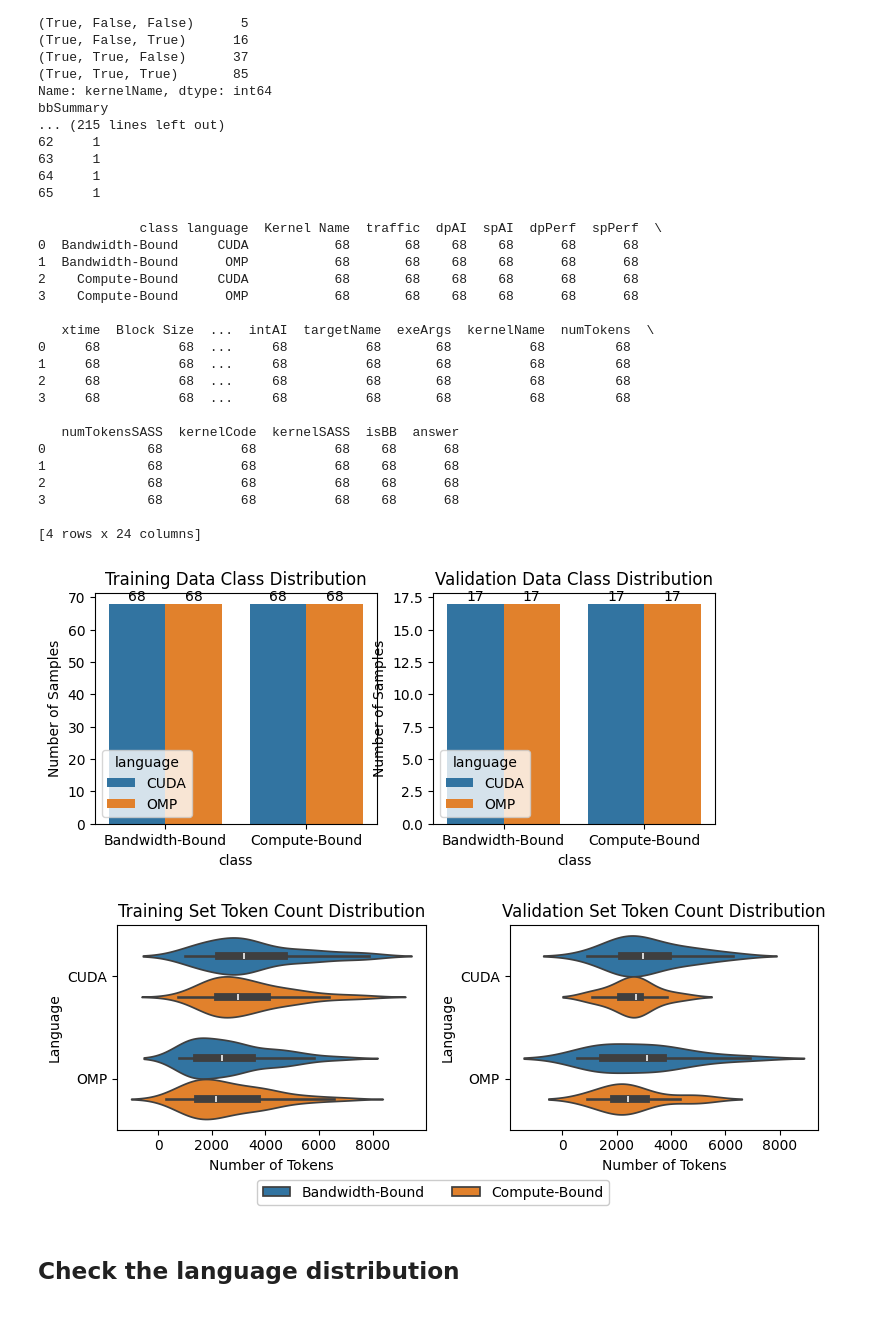
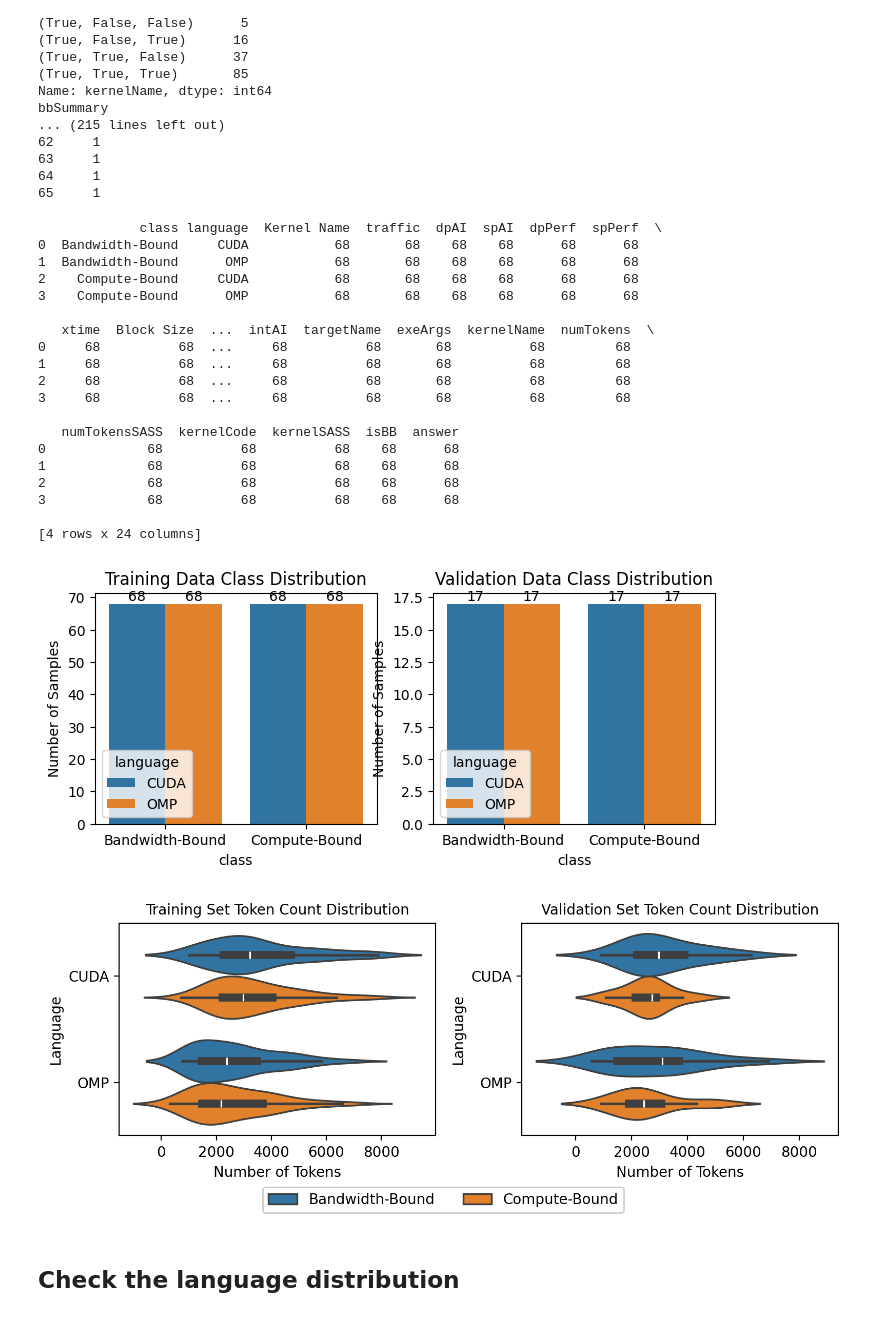
Before and after one commit to Scientific-Computing-Lab/ParallelCodeEstimation, a Jupyter notebook: dataset-gen/createTrainingDataset.ipynb, the cells around one changed output. Saved outputs shown, nothing was run; the diff lists cells and outputs as text; code cells hidden in the pictures.

```diff
--- a/dataset-gen/createTrainingDataset.ipynb
+++ b/dataset-gen/createTrainingDataset.ipynb
@@ -846,47 +856,47 @@ for ax in axs:
 plt.show()
 
 
-fig, axs = plt.subplots(1,2, figsize=(8,3))
+fig, axs = plt.subplots(1,2, figsize=(8,3), dpi=200)
 sns.violinplot(trainDF, x="numTokens", y='language', hue="class", inner='box', ax=axs[0], legend=False)
-axs[0].set_title('Training Set Token Count Distribution')
+axs[0].set_title('Training Set Token Count Distribution', fontsize=10)
 axs[0].set_xlabel('Number of Tokens')
 axs[0].set_ylabel('Language')
 
 sns.violinplot(valDF, x="numTokens", y='language', hue="class", inner='box', ax=axs[1])
-axs[1].set_title('Validation Set Token Count Distribution')
+axs[1].set_title('Validation Set Token Count Distribution', fontsize=10)
 axs[1].set_xlabel('Number of Tokens')
 axs[1].set_ylabel('Language')
 
 #axs[0].get_legend().remove()
 handles, labels = axs[1].get_legend_handles_labels()
 fig.legend(handles, labels, loc='upper center', title='', bbox_to_anchor=(0,0,1.0,0.05), framealpha=1.0, ncols=2)
 
 axs[1].get_legend().remove()
 
 fig.tight_layout()
 plt.show()
 # %% [output]
              class language  Kernel Name  traffic  dpAI  spAI  dpPerf  spPerf  \
 0  Bandwidth-Bound     CUDA           68       68    68    68      68      68
 1  Bandwidth-Bound      OMP           68       68    68    68      68      68
 2    Compute-Bound     CUDA           68       68    68    68      68      68
 3    Compute-Bound      OMP           68       68    68    68      68      68
 
    xtime  Block Size  ...  intAI  targetName  exeArgs  kernelName  numTokens  \
 0     68          68  ...     68          68       68          68         68
 1     68          68  ...     68          68       68          68         68
 2     68          68  ...     68          68       68          68         68
 3     68          68  ...     68          68       68          68         68
 
    numTokensSASS  kernelCode  kernelSASS  isBB  answer
 0             68          68          68    68      68
 1             68          68          68    68      68
 2             68          68          68    68      68
 3             68          68          68    68      68
 
 [4 rows x 24 columns]
 [figure]
-[figure, old version]
+[figure, new version]
 # %% [markdown]
 ## Check the language distribution
 # %%
```
Also changed, not shown: parts of 2 cells of this notebook.
